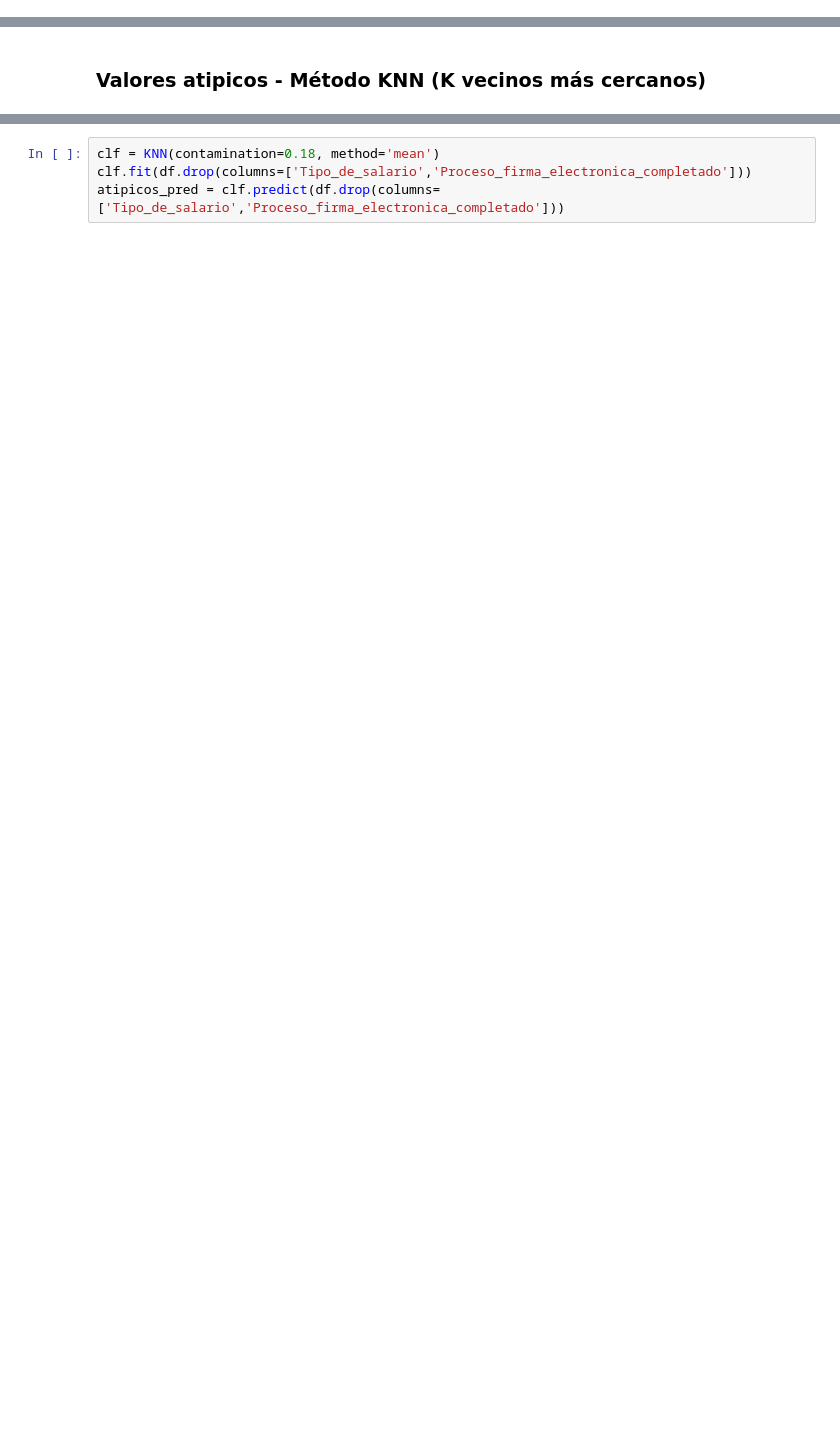
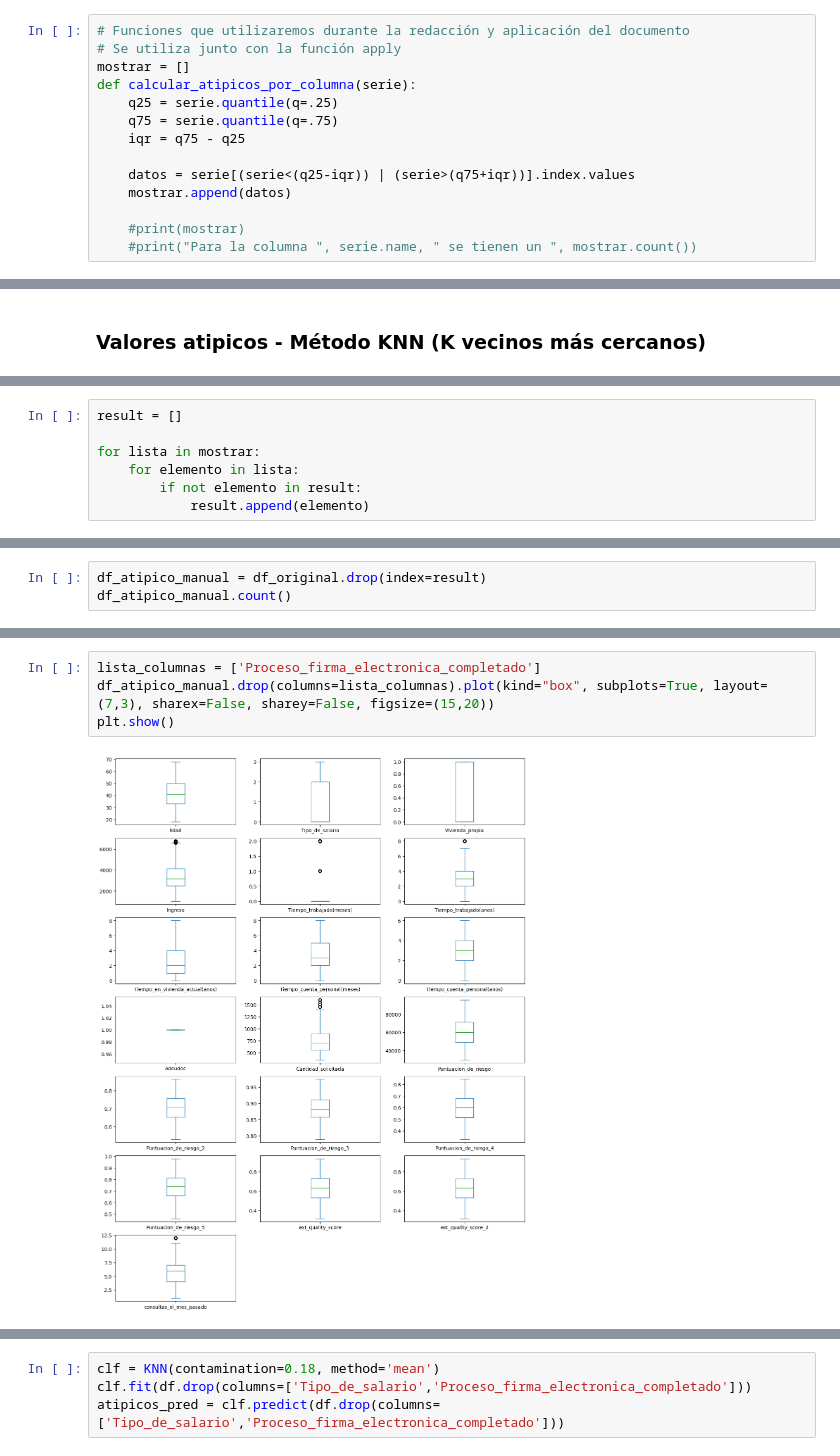
Before and after one commit to ismaelacosta/Proyecto_AID, a Jupyter notebook: examen.ipynb, the cells around one changed output, grey strips where cells are left out. Cells and saved outputs as stored; diff of their text form; blank space fills up the shorter version.

```diff
--- a/examen.ipynb
+++ b/examen.ipynb
@@ -65,3 +81,17 @@ def convertir_etiquetas_binarias(data):
+# %%
+# Funciones que utilizaremos durante la redacción y aplicación del documento
+# Se utiliza junto con la función apply
+mostrar = []
+def calcular_atipicos_por_columna(serie):
+    q25 = serie.quantile(q=.25)
+    q75 = serie.quantile(q=.75)
+    iqr = q75 - q25
+
+    datos = serie[(serie<(q25-iqr)) | (serie>(q75+iqr))].index.values
+    mostrar.append(datos)
+
+    #print(mostrar)
+    #print("Para la columna ", serie.name, " se tienen un ", mostrar.count())
 # %% [markdown]
 ## Cargando Dataset
 # %%
@@ -948,0 +1033,7 @@ Los algoritmos Recomendadores, utilizan algoritmos que permiten “predecir” l
+# %%
+result = []
+
+for lista in mostrar:
+    for elemento in lista:
+        if not elemento in result:
+            result.append(elemento)
@@ -948,0 +1048,3 @@ Los algoritmos Recomendadores, utilizan algoritmos que permiten “predecir” l
+# %%
+df_atipico_manual = df_original.drop(index=result)
+df_atipico_manual.count()
@@ -948,0 +1081,6 @@ Los algoritmos Recomendadores, utilizan algoritmos que permiten “predecir” l
+# %%
+lista_columnas = ['Proceso_firma_electronica_completado']
+df_atipico_manual.drop(columns=lista_columnas).plot(kind="box", subplots=True, layout=(7,3), sharex=False, sharey=False, figsize=(15,20))
+plt.show()
+# %% [output]
+[figure, added]
```
Also changed, not shown: parts of 62 cells of this notebook.
